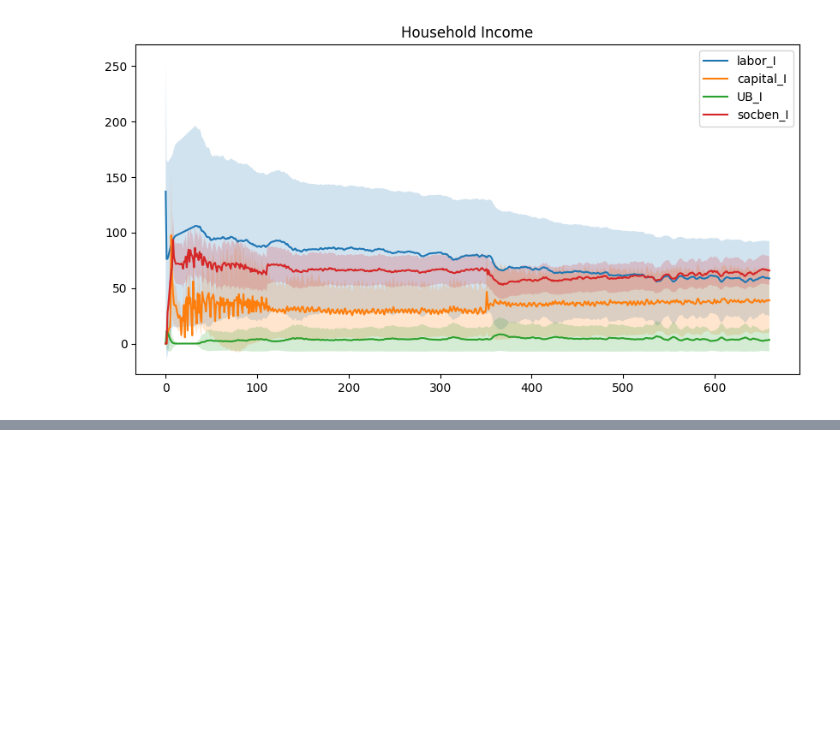
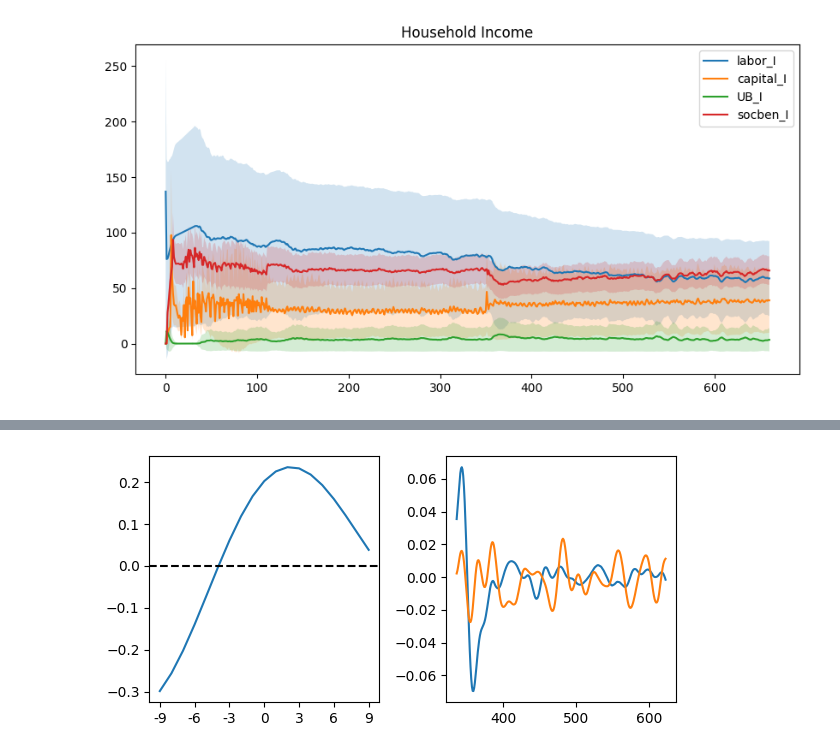
Before and after one commit to Tarsatir/Capsule_Climate, a Jupyter notebook: plotting/plot_runoutput.ipynb, the cells around one changed output, grey strips where cells are left out. Saved outputs shown, nothing was run; the diff lists cells and outputs as text; code cells hidden in the pictures; blank space fills up the shorter version.

```diff
--- a/plotting/plot_runoutput.ipynb
+++ b/plotting/plot_runoutput.ipynb
@@ -41,0 +95,6 @@ plt.show()
+# %%
+x = df_model.GDP / df_model.CPI_cp
+y = 100 * df_model.w_avg / df_model.CPI_cp
+plot_ccf(np.log(x), y)
+# %% [output]
+[figure, added]
```
Also changed, not shown: parts of 10 cells of this notebook, 17 other files.
